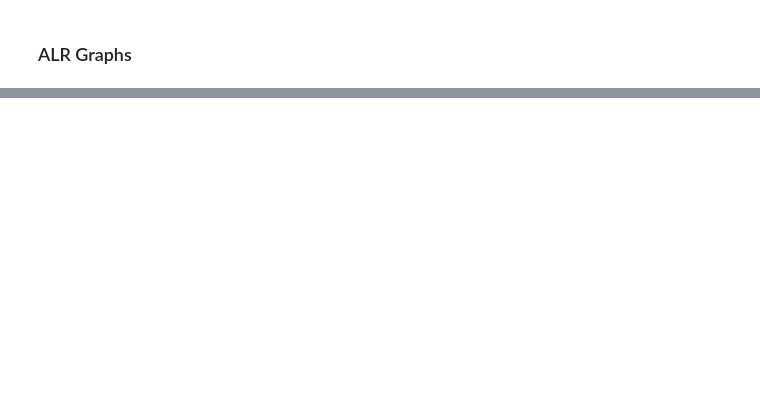
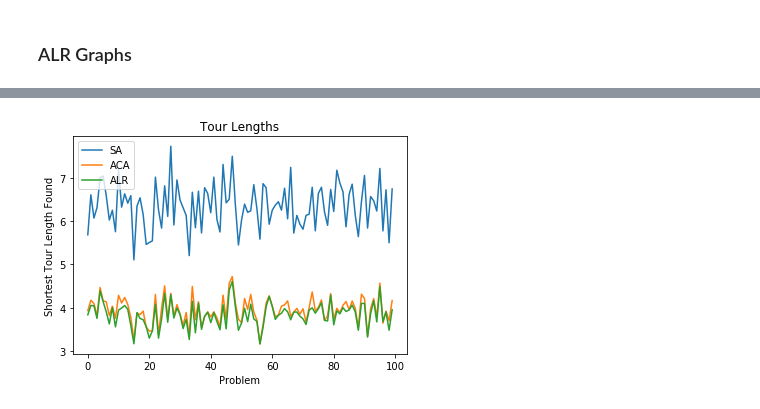
Before and after one commit to AI-Group-OC-CD-TM-JS/CS7IS2_GroupProject, a Jupyter notebook: notebook.ipynb, the cells around one changed output, grey strips where cells are left out. Drawn from its saved outputs; the diff is of its cells as text; code cells hidden in the pictures; blank space fills up the shorter version.

Commit message:
100 iterations on size 20, 50, 100 Images and stats saved but can be redone

```diff
--- a/notebook.ipynb
+++ b/notebook.ipynb
@@ -122,0 +121,24 @@ plt.show()
+# %%
+list_SA_distance, list_SA_nodes, list_SA_time, list_SA_best_historical_dist = [], [], [], []
+list_ACA_distance, list_ACA_nodes, list_ACA_time = [], [], []
+list_ALR_distance, list_ALR_nodes, list_ALR_time = [], [], []
+
+for i in range(100):
+    points_coordinates = np.random.uniform(size=(dataset_size, tsp_size, 2))
+
+    SA_distance, SA_nodes, SA_time, SA_best_historical_dist = run_SA(points_coordinates, iterations=300, t_max=50, t_min=1)  # Simulated annealing
+    ACA_distance, ACA_nodes, ACA_time = run_ACA(points_coordinates, iterations=300, population=5, alpha=1, beta=2, rho=0.1) # Ant Colony Optimisation
+    ALR_distance, ALR_nodes, ALR_time = run_ALR(points_coordinates, temperature=1.0) # Attention Learn to Route
+
+    list_SA_distance.append(SA_distance)
+    list_SA_nodes.append(SA_nodes)
+    list_SA_time.append(SA_time)
+    list_SA_best_historical_dist.append(SA_best_historical_dist)
+
+    list_ACA_distance.append(ACA_distance)
+    list_ACA_nodes.append(ACA_nodes)
+    list_ACA_time.append(ACA_time)
+
+    list_ALR_distance.append(ALR_distance)
+    list_ALR_nodes.append(ALR_nodes)
+    list_ALR_time.append(ALR_time)
@@ -122,0 +163,11 @@ plt.show()
+# %%
+plt.plot(list_SA_distance, label="SA")
+plt.plot(list_ACA_distance, label="ACA")
+plt.plot(list_ALR_distance, label="ALR")
+plt.title("Tour Lengths")
+plt.ylabel("Shortest Tour Length Found")
+plt.xlabel("Problem")
+plt.legend()
+plt.show()
+# %% [output]
+[figure, added]
```
Also changed, not shown: parts of 8 cells of this notebook, 33 other files.
